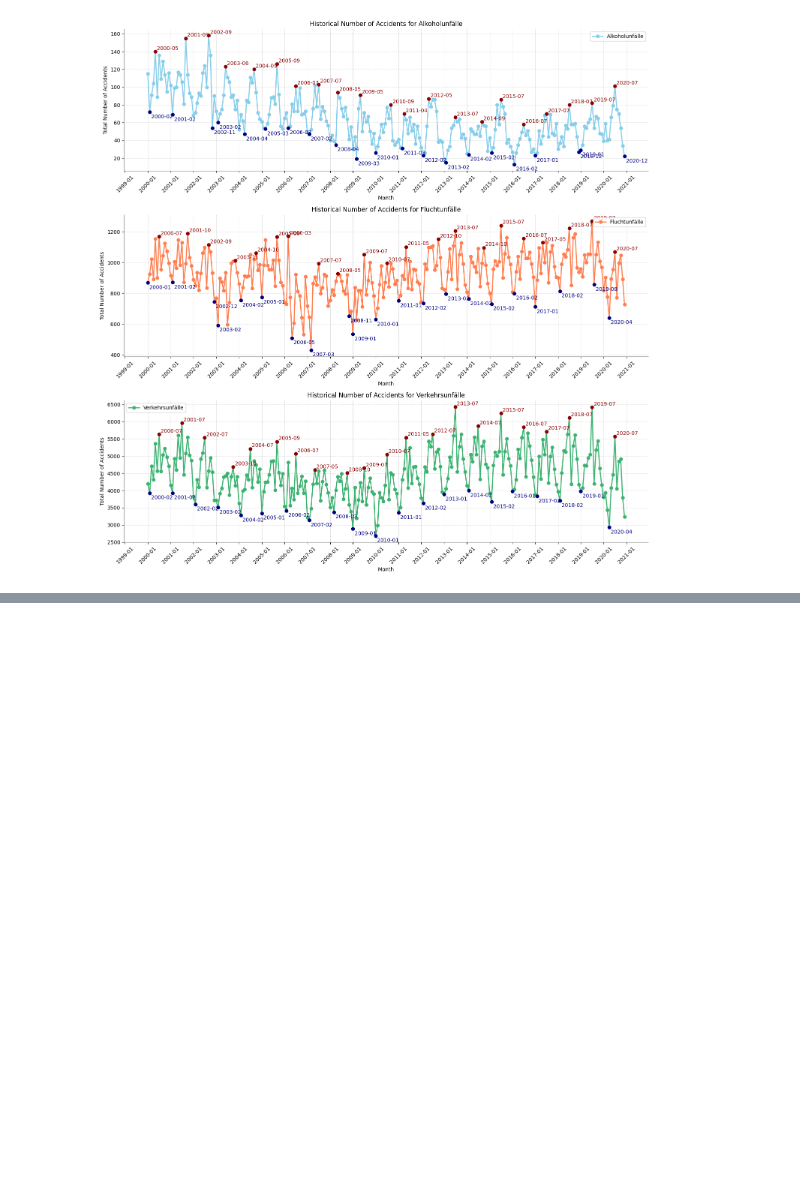
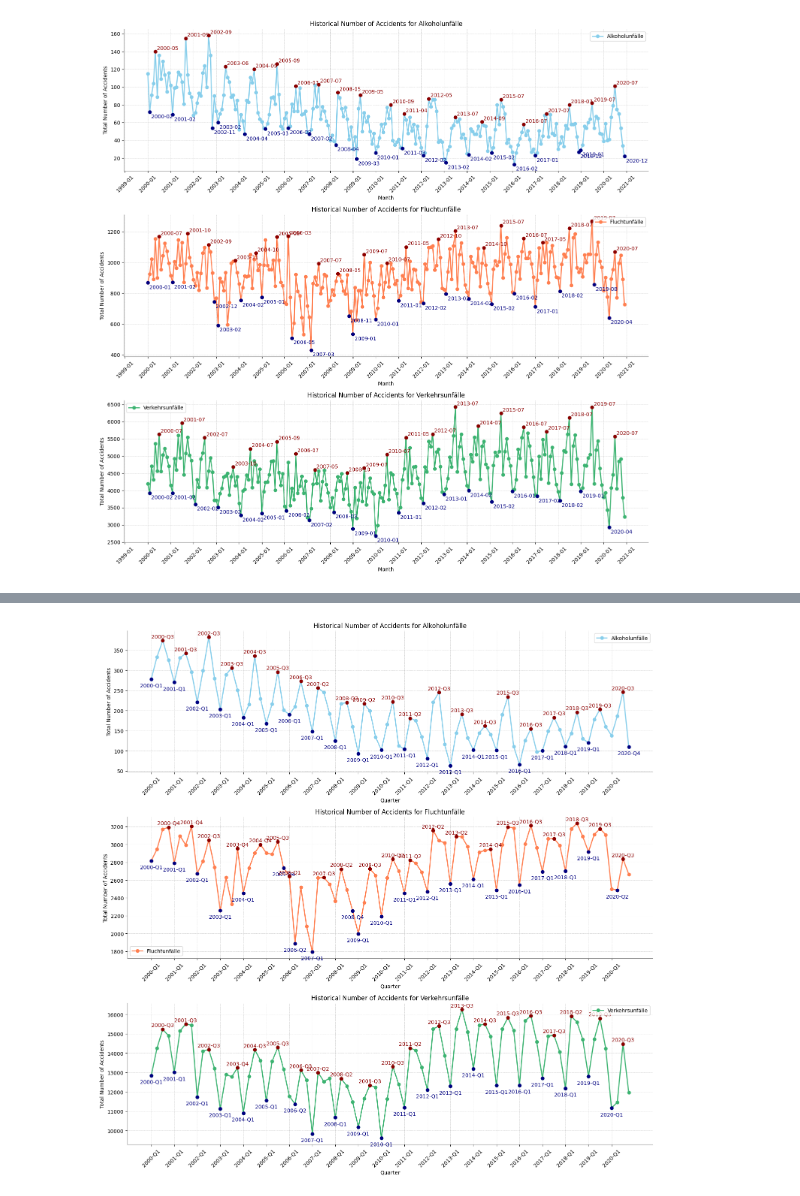
Before and after one commit to HorusLiang/dps-ai-project, a Jupyter notebook: 1_Data_Check.ipynb, the cells around one changed output, grey strips where cells are left out. Drawn from its saved outputs; the diff is of its cells as text; code cells hidden in the pictures; blank space fills up the shorter version.

Commit message:
update monthly and quarterly report and vis
to prove that it's periodic

```diff
--- a/1_Data_Check.ipynb
+++ b/1_Data_Check.ipynb
@@ -255,3 +255,17 @@ plt.tight_layout()
 plt.show()
 # %% [output]
 [figure]
+# %%
+# Monthly Max and Min Value Report
+monthly_totals = df_copy.groupby([df_copy['Month'].dt.year, df_copy['Month'].dt.month_name()])['Value'].sum().unstack()
+monthly_peak_counts = {month: {'max_count': 0, 'min_count': 0} for month in monthly_totals.columns}
+for year in monthly_totals.index.get_level_values(0).unique():
+    yearly_data = monthly_totals.loc[year]
+    max_month = yearly_data.idxmax()
+    min_month = yearly_data.idxmin()
+    monthly_peak_counts[max_month]['max_count'] += 1
+    monthly_peak_counts[min_month]['min_count'] += 1
+
+print("Monthly Max/Min Counts Across All Years:")
+for month, counts in monthly_peak_counts.items():
+    print(f"{month}: Max - {counts['max_count']}, Min - {counts['min_count']}")
@@ -257,0 +286,42 @@ plt.show()
+# %%
+# Historical Accident Data Visualization (Quarterly)
+df_copy['Quarter'] = df_copy['Month'].dt.to_period('Q')
+quarterly_category_sum = df_copy.groupby(['Quarter', 'Category'])['Value'].sum().unstack()
+colors = ['skyblue', 'coral', 'mediumseagreen']
+fig, axes = plt.subplots(nrows=len(quarterly_category_sum.columns), ncols=1, figsize=(15, 5 * len(quarterly_category_sum.columns)))
+
+for ax, category, color in zip(axes, quarterly_category_sum.columns, colors):
+    quarterly_data = quarterly_category_sum[category]
+
+    index_as_str = quarterly_data.index.strftime('%Y-Q%q')
+
+    ax.plot(index_as_str, quarterly_data, marker='o', label=category, color=color, linewidth=2)
+
+    yearly_data = quarterly_data.resample('Y').agg(['idxmax', 'max', 'idxmin', 'min'])
+    for idx, row in yearly_data.iterrows():
+        max_quarter = row['idxmax'].strftime('%Y-Q%q')
+        min_quarter = row['idxmin'].strftime('%Y-Q%q')
+
+        ax.scatter(max_quarter, row['max'], color='darkred', zorder=5)
+        ax.scatter(min_quarter, row['min'], color='navy', zorder=5)
+
+        ax.annotate(max_quarter, xy=(max_quarter, row['max']), xytext=(0, 5), textcoords='offset points', color='darkred', ha='center')
+        ax.annotate(min_quarter, xy=(min_quarter, row['min']), xytext=(0, -15), textcoords='offset points', color='navy', ha='center')
+
+    ax.set_xticks([str(year) + '-Q1' for year in range(quarterly_data.index.year.min(), quarterly_data.index.year.max() + 1)])
+
+    ax.set_xlabel('Quarter')
+    ax.set_ylabel('Total Number of Accidents')
+    ax.set_title(f'Historical Number of Accidents for {category}')
+    ax.legend()
+    ax.grid(True, linestyle='--', linewidth=0.5, alpha=0.7)
+    ax.tick_params(axis='x', rotation=45)
+    ax.spines['top'].set_visible(False)
+    ax.spines['right'].set_visible(False)
+    ax.spines['left'].set_color('grey')
+    ax.spines['bottom'].set_color('grey')
+
+plt.tight_layout()
+plt.show()
+# %% [output]
+[figure, added]
```
Also changed, not shown: parts of 3 cells of this notebook.
